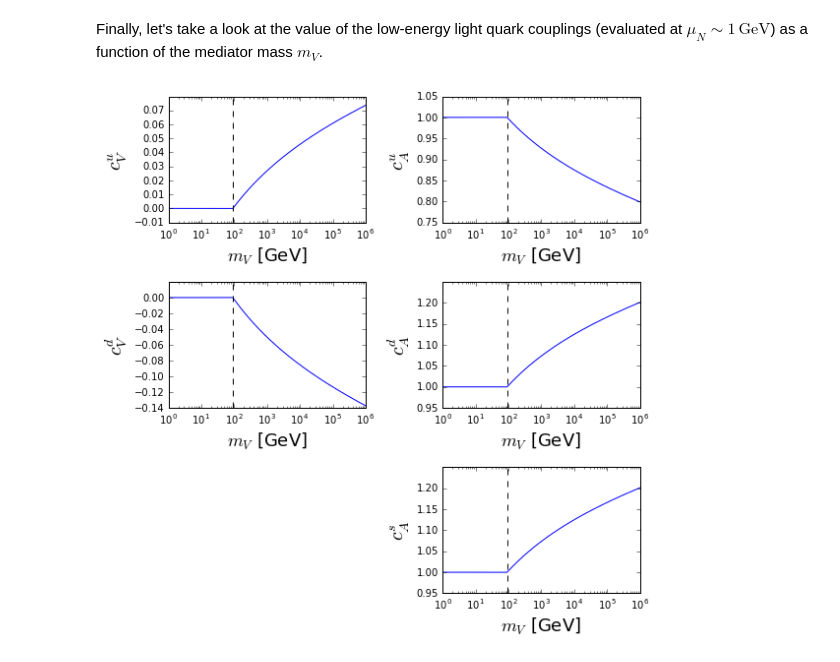
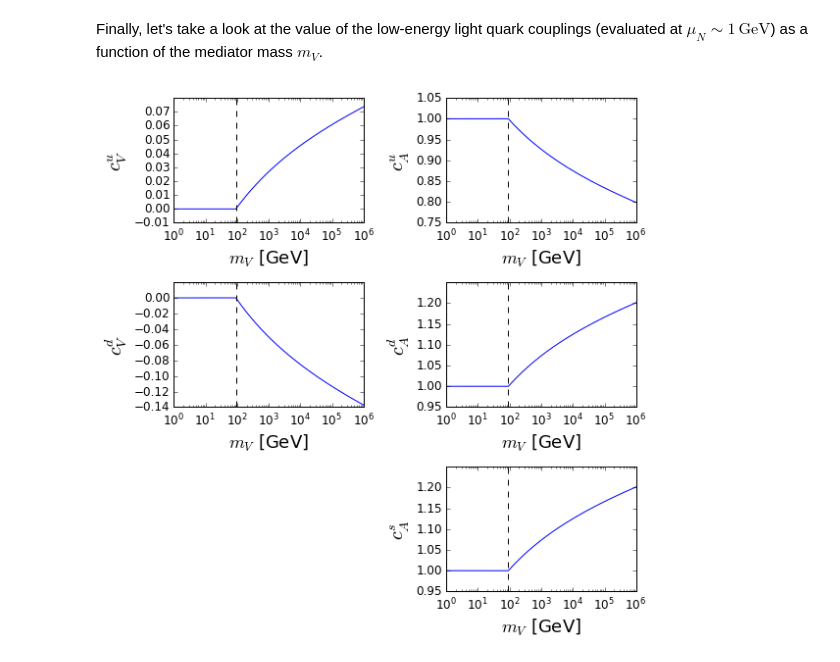
Before and after one commit to bradkav/runDM, a Jupyter notebook: python/runDM-examples.ipynb, the cells around one changed output. Saved outputs shown, nothing was run; the diff lists cells and outputs as text; code cells hidden in the pictures.

Commit message:
Pre-release version
Updated documentation and vectorized runCouplings and DDCouplings.

```diff
--- a/python/runDM-examples.ipynb
+++ b/python/runDM-examples.ipynb
@@ -65,33 +66,32 @@ c_A^s = 1.07342624118
 # %% [markdown]
 Finally, let's take a look at the value of the low-energy light quark couplings (evaluated at $\mu_N \sim 1 \, \mathrm{GeV}$) as a function of the mediator mass $m_V$.
 # %%
-mV = np.logspace(0, 6, 1000)
-c_q = np.zeros([1000,5])
-
 #Set the value of the high energy couplings
 c_high = runDM.setBenchmark("QuarksAxial")
 
 #Calculate the low energy couplings
-for i in range(1000):
-    c_q[i,:] = runDM.DDCouplings(c_high, mV[i])
+mV = np.logspace(0, 6, 1000)
+c_q = runDM.DDCouplings(c_high, mV)
 
 #Now let's do some plotting
 f, axarr = pl.subplots(3,2 ,figsize=(8,8))
 
 for k in range(5):
     if (k < 2): #Vector currents
         ax = axarr[k%3, 0]
     else:       #Axial-vector currents
         ax = axarr[(k+1)%3, 1]
 
     ax.semilogx(mV, c_q[:,k])
+
     ax.set_xlabel(r'$m_V$ [GeV]', fontsize=18.0)
     ax.set_ylabel(r'$'+couplings_str[k]+'$', fontsize=20.0)
     ax.axvline(91.1875, color='k', linestyle='--')
     ax.set_xlim(1.0, 10**6)
     ax.get_yticklabels()[-1].set_visible(False)
+    ax.tick_params(axis='both', labelsize=12.0)
 
 axarr[2,0].set_axis_off()
 pl.tight_layout()
 # %% [output]
-[figure, old version]
+[figure, new version]
```
Also changed, not shown: parts of 3 cells of this notebook, 6 other files.
